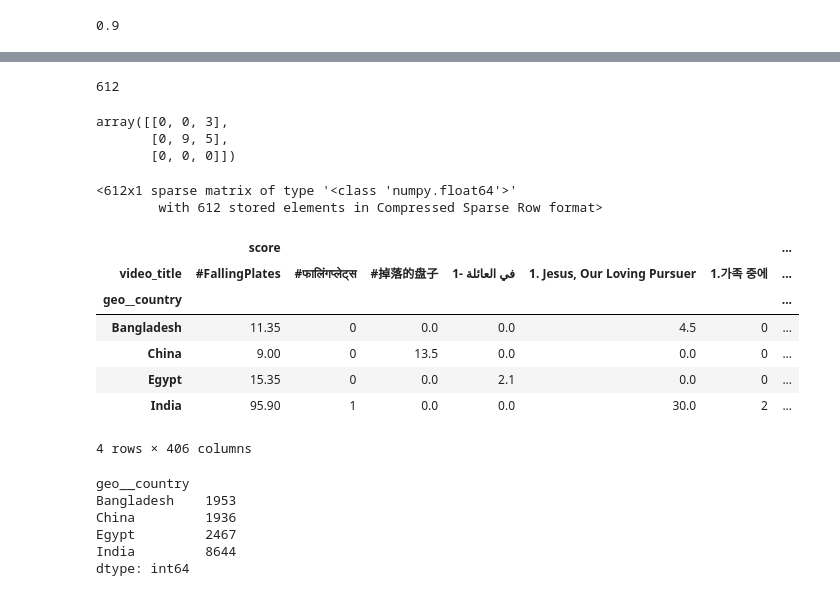
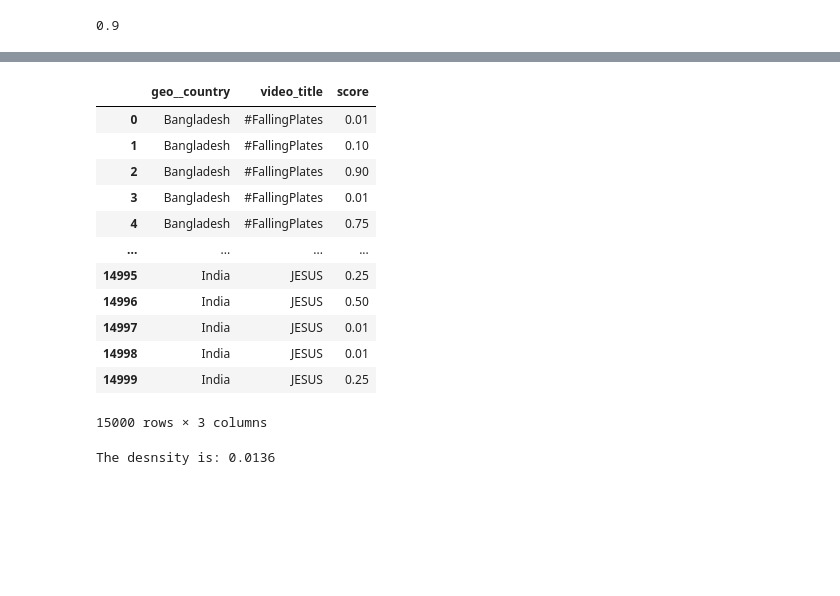
Before and after one commit to dj-betts/jf_project, a Jupyter notebook: recommender_base.ipynb, the cells around one changed output, grey strips where cells are left out. Saved outputs shown, nothing was run; the diff lists cells and outputs as text; code cells hidden in the pictures; blank space fills up the shorter version.

Commit message:
expanding data set to include more users

```diff
--- a/recommender_base.ipynb
+++ b/recommender_base.ipynb
@@ -228,4 +242,0 @@ len(review_scores.values)
-# %%
-len(review_scores.index)
-# %% [output]
-612
@@ -234,17 +242,0 @@ from scipy import sparse
-# %%
-data = [3, 9, 5]
-rows = [0, 1, 1]
-cols = [2, 1, 2]
-
-sparse_matrix = sparse.csr_matrix((data, (rows, cols)),
-                                  shape=(len(rows), len(cols)))
-sparse_matrix.toarray()
-# %% [output]
-array([[0, 0, 3],
-       [0, 9, 5],
-       [0, 0, 0]])
-# %%
-sparse.csr_matrix(review_scores.values)
-# %% [output]
-<612x1 sparse matrix of type '<class 'numpy.float64'>'
-        with 612 stored elements in Compressed Sparse Row format>
@@ -254,11 +242,0 @@ my_lil_sparse_matrix = df.pivot_table(columns='video_title', index='geo__country
-# %%
-my_lil_sparse_matrix
-# %% [output]
-|  | score |  |  |  |  |  | ... |
-| video_title | #FallingPlates | #फालिंगप्लेट्स | #掉落的盘子 | 1- في العائلة | 1. Jesus, Our Loving Pursuer | 1.가족 중에 | ... |
-| geo__country |  |  |  |  |  |  | ... |
-| Bangladesh | 11.35 | 0 | 0.0 | 0.0 | 4.5 | 0 | ... |
-| China | 9.00 | 0 | 13.5 | 0.0 | 0.0 | 0 | ... |
-| Egypt | 15.35 | 0 | 0.0 | 2.1 | 0.0 | 0 | ... |
-| India | 95.90 | 1 | 0.0 | 0.0 | 30.0 | 2 | ... |
-4 rows × 406 columns
@@ -265,9 +248,22 @@ my_lil_sparse_matrix
+# %%
+df
+# %% [output]
+|  | geo__country | video_title | score |
+| 0 | Bangladesh | #FallingPlates | 0.01 |
+| 1 | Bangladesh | #FallingPlates | 0.10 |
+| 2 | Bangladesh | #FallingPlates | 0.90 |
+| 3 | Bangladesh | #FallingPlates | 0.01 |
+| 4 | Bangladesh | #FallingPlates | 0.75 |
+| ... | ... | ... | ... |
+| 14995 | India | JESUS | 0.25 |
+| 14996 | India | JESUS | 0.50 |
+| 14997 | India | JESUS | 0.01 |
+| 14998 | India | JESUS | 0.01 |
+| 14999 | India | JESUS | 0.25 |
+15000 rows × 3 columns
 # %%
-country_groupby.size()
+number_ratings = (df['score'] > 0).sum()
+density = len(review_scores) / (df.shape[0] * df.shape[1])
+print('The desnsity is: {} '.format(density))
 # %% [output]
-geo__country
-Bangladesh    1953
-China         1936
-Egypt         2467
-India         8644
-dtype: int64
+The desnsity is: 0.0136
```
Also changed, not shown: parts of 39 cells of this notebook.
